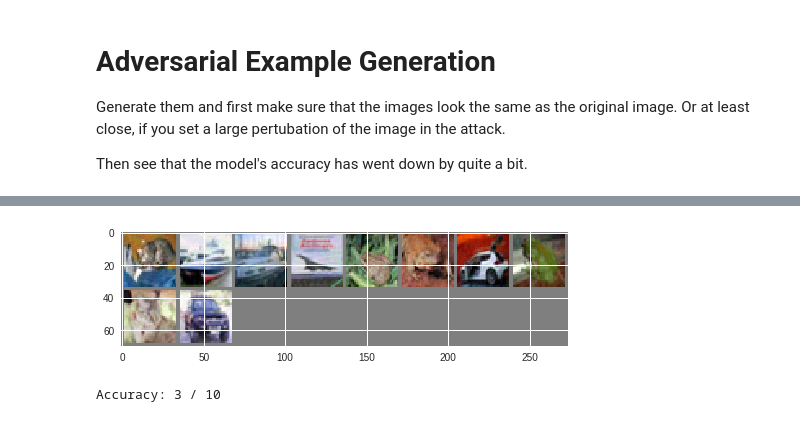
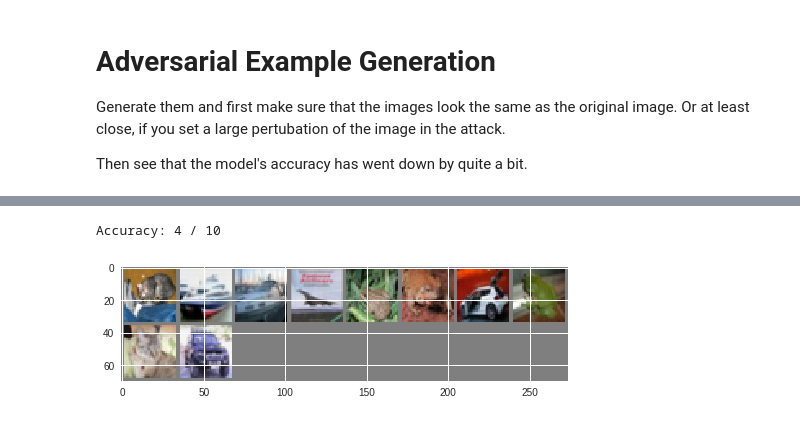
Before and after one commit to dennis-sell/pytorch-fun, a Jupyter notebook: AdversarialML_Scale.ipynb, the cells around one changed output, grey strips where cells are left out. Drawn from its saved outputs; the diff is of its cells as text; code cells hidden in the pictures.

```diff
--- a/AdversarialML_Scale.ipynb
+++ b/AdversarialML_Scale.ipynb
@@ -45,7 +53,7 @@ def fgsm_attack(images, labels, model, epsilon=0.0001, criterion=None):
         criterion = nn.CrossEntropyLoss()
 
     # Necessary for attack
-    images.requires_grad = True
+    images = images.clone().detach().requires_grad_(True)
 
     # get gradients
     raw_outputs = model(images)
@@ -79,3 +87,9 @@ def one_step_least_likely_attack(images, model, epsilon=0.0001, criterion=None):
     perturbed_image = images + epsilon * sign_data_grad
     perturbed_image = torch.clamp(perturbed_image, -1, 1)
     return perturbed_image
+# %%
+def iterative_fgsm(images, labels, model, num_steps, epsilon=0.01, criterion=None):
+    perturbed_images = images
+    for i in range(num_steps):
+        perturbed_images = fgsm_attack(perturbed_images, labels, model, epsilon, criterion)
+    return perturbed_images
@@ -176,12 +193,6 @@ perturbed_images_m2 = one_step_least_likely_attack(images, cifar10_cnn, epsilon=
-# %%
-imshow(perturbed_images_m2)
-# %% [output]
-[figure, removed]
-# %%
-raw_outputs = cifar10_cnn(perturbed_images_m2)
-_, predicted = torch.max(raw_outputs.data, 1)
-num_correct = (predicted == labels).sum().item()
-total = labels.size(0)
-print('Accuracy: %d / %d' % (num_correct, total))
-# %% [output]
-Accuracy: 3 / 10
+# %%
+perturbed_images_iter_fgsm = iterative_fgsm(images, labels, cifar10_cnn, num_steps=5, epsilon=0.002)
+analyze_perturbed_images(perturbed_images_iter_fgsm, labels, cifar10_cnn)
+# %% [output]
+Accuracy: 4 / 10
+[figure, added]
```
Also changed, not shown: parts of 8 cells of this notebook.
